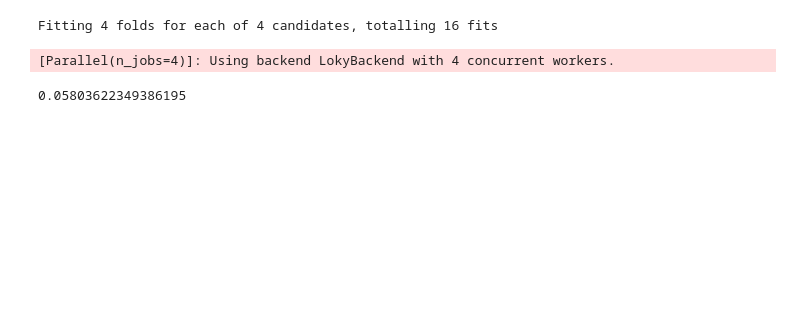
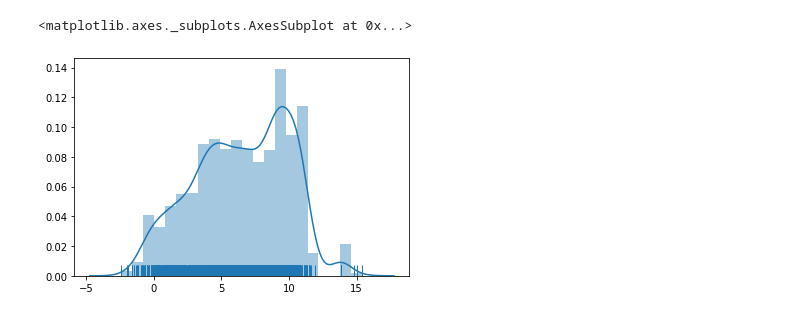
Before and after one commit to Leonauna/Educational_CADD, a Jupyter notebook: randomforest_fitting.ipynb, the cells around one changed output. Saved outputs shown, nothing was run; the diff lists cells and outputs as text; code cells hidden in the pictures; blank space fills up the shorter version.

```diff
--- a/randomforest_fitting.ipynb
+++ b/randomforest_fitting.ipynb
@@ -10,45 +12,25 @@ from rdkit.Chem import AllChem
 # %%
 TEST_SIZE = 0.3
 SEED = 123
 np.random.seed(SEED)
-
-N_SEARCH_ITER = 4
-K = 4
-N_JOBS = 4
 
 df = pd.read_csv("Data/bioactivity_clean.csv")
 
 # generate fingeprints: Morgan fingerprint with radius 2
 fps = [AllChem.GetMorganFingerprintAsBitVect(Chem.MolFromSmiles(smile), 2) for smile in df["CANONICAL_SMILES"]]
 
 # convert the RDKit explicit vectors into numpy arrays
 np_fps = [np.zeros((1,)) for fp in fps]
 for i, fp in enumerate(fps):
     DataStructs.ConvertToNumpyArray(fp, np_fps[i])
-X = np.array(np_fps)
+X = pd.DataFrame(np.array(np_fps))
 y = df["STANDARD_VALUE"].values
-y /= np.amax(y)
+y = pd.Series(np.log(y))
+assert np.isnan(y).sum()==0
 
 X_train, X_test, y_train, y_test = train_test_split(X, y, test_size=TEST_SIZE, random_state=SEED)
 
-# get a random forest classifiert with 100 trees
-rf = RandomizedSearchCV(
-    RandomForestRegressor(),
-    {
-        'n_estimators' : np.arange(100, 1000, 100),
-        'max_features' : ['auto', 'sqrt', 'log2']
-    },
-    n_iter=N_SEARCH_ITER,
-    cv=K,
-    random_state=SEED,
-    n_jobs=N_JOBS,
-    verbose=1
-).fit(X_train, y_train)
+sns.distplot(y, rug=True)
 # %% [output]
-Fitting 4 folds for each of 4 candidates, totalling 16 fits
+<matplotlib.axes._subplots.AxesSubplot at 0x...>
-[Parallel(n_jobs=4)]: Using backend LokyBackend with 4 concurrent workers.
+[figure, added]
-# %%
-rf_nocv = RandomForestRegressor().fit(X_train, y_train)
-rf_nocv.score(X_test, y_test)
-# %% [output]
-0.05803622349386195
```
Also changed, not shown: parts of 7 cells of this notebook.
